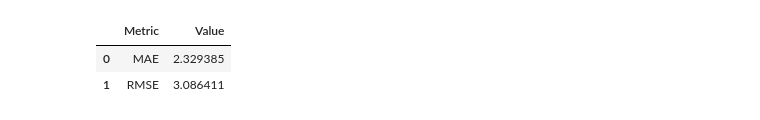
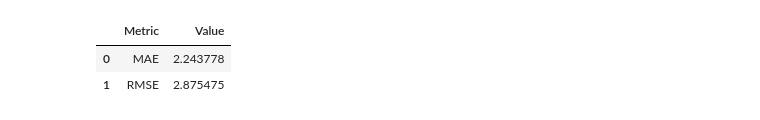
Before and after one commit to Marius-Knipp/edersee-water-prediction, a Jupyter notebook: notebooks/LSTM.ipynb, the cells around one changed output. Cells and saved outputs as stored; diff of their text form; code cells hidden in the pictures.

Commit message:
LSTM with correct val period

```diff
--- a/notebooks/LSTM.ipynb
+++ b/notebooks/LSTM.ipynb
@@ -191,46 +148,35 @@ Epoch 149/200
 # %%
-# Make predictions for validation period
-validation_predictions = model.predict(X_val, verbose=0)
+# 7. Forecast on validation period ------------------------------------
+validation_predictions = model.predict(X_val, verbose=0).flatten()
+validation_actual      = y_val
 
-# Get the actual values from y_val
-validation_actual = y_val
+# inverse‑transform ----------------------------------------------------
+validation_predictions = scaler.inverse_transform(validation_predictions.reshape(-1, 1)).flatten()
+validation_actual      = scaler.inverse_transform(validation_actual.reshape(-1, 1)).flatten()
 
-# Get the dates for validation predictions - these are the actual target dates
-validation_pred_dates = validation_data.index[first_week_2019_idx:first_week_2019_idx+len(X_val)]
-validation_max_levels = max_level[validation_pred_dates]
+# capping --------------------------------------------------------------
+MIN_VAL = 205.0
+cap_val = max_level.loc[validation_pred_dates].values
+predictions_capped = np.maximum(validation_predictions, MIN_VAL)
+predictions_final  = np.minimum(predictions_capped, cap_val)
 
-# Convert predictions back to original scale
-validation_predictions = scaler.inverse_transform(validation_predictions)
-validation_actual = scaler.inverse_transform(validation_actual.reshape(-1, 1))
+# ------------------------------------------------------------------
+# 8. Metrics -----------------------------------------------------------
+validation_results = pd.DataFrame({
+    "Actual":    validation_actual,
+    "Predicted": predictions_final,
+}, index=validation_pred_dates)
 
-# Capping
-MIN_VAL = 205
-predictions_capped = np.maximum(MIN_VAL, validation_predictions.flatten())
-predictions_final = np.minimum(predictions_capped, validation_max_levels)
+rmse = np.sqrt(mean_squared_error(validation_results["Actual"], validation_results["Predicted"]))
+mae  = mean_absolute_error(validation_results["Actual"], validation_results["Predicted"])
 
-# Create a DataFrame for validation results
-validation_results = pd.DataFrame({
-    'Date': validation_pred_dates,
-    'Actual': validation_actual.flatten(),
-    'Predicted': predictions_final
-})
-validation_results.set_index('Date', inplace=True)
-
-
-# Calculate evaluation metrics
-rmse = np.sqrt(mean_squared_error(validation_results['Actual'], validation_results['Predicted']))
-mae = mean_absolute_error(validation_results['Actual'], validation_results['Predicted'])
-
-metrics_df = pd.DataFrame(
-    {"Metric": ["MAE", "RMSE"],
-     "Value":  [mae,   rmse]}
-)
+metrics_df = pd.DataFrame({"Metric": ["MAE", "RMSE"], "Value": [mae, rmse]})
 
 metrics_df
 # %% [output]
 |  | Metric | Value |
-| 0 | MAE | 2.329385 |
-| 1 | RMSE | 3.086411 |
+| 0 | MAE | 2.243778 |
+| 1 | RMSE | 2.875475 |
 # %%
 fig, ax = plt.subplots(figsize=(12,4))
 
```
Also changed, not shown: parts of 2 cells of this notebook, 1 other file.
